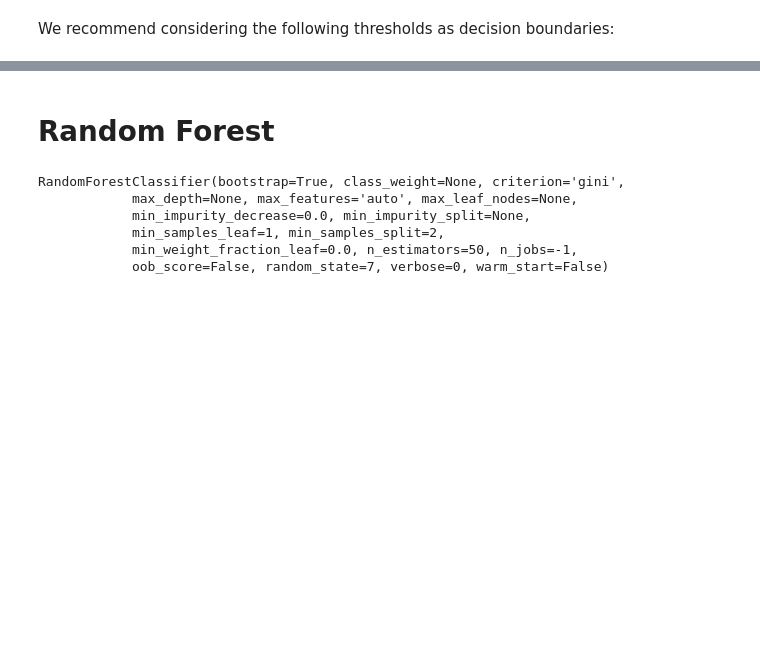
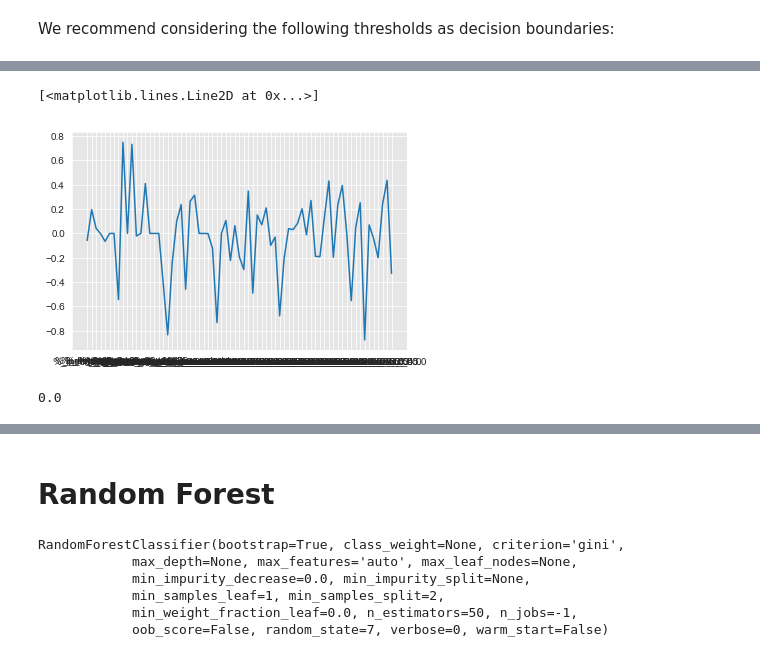
Before and after one commit to MIAISEMAN/mod_3_project, a Jupyter notebook: module_3_project.ipynb, the cells around one changed output, grey strips where cells are left out. Drawn from its saved outputs; the diff is of its cells as text; code cells hidden in the pictures; blank space fills up the shorter version.

```diff
--- a/module_3_project.ipynb
+++ b/module_3_project.ipynb
@@ -803,0 +835,3 @@ print(f"f1 score:{f1_score(y_test, (y_hat_test_1_probs>=.2))}")
+# %%
+#find the coefficients of our logreg
+coefficients = pipe2.named_steps.logreg.coef_[0]
@@ -803,0 +862,5 @@ print(f"f1 score:{f1_score(y_test, (y_hat_test_1_probs>=.2))}")
+# %%
+plt.plot(Xe.columns, coefficients)
+# %% [output]
+[<matplotlib.lines.Line2D at 0x...>]
+[figure, added]
@@ -803,0 +872,4 @@ print(f"f1 score:{f1_score(y_test, (y_hat_test_1_probs>=.2))}")
+# %%
+abs(coef_df['Coefficient'][0])
+# %% [output]
+0.0
```
Also changed, not shown: parts of 26 cells of this notebook.
